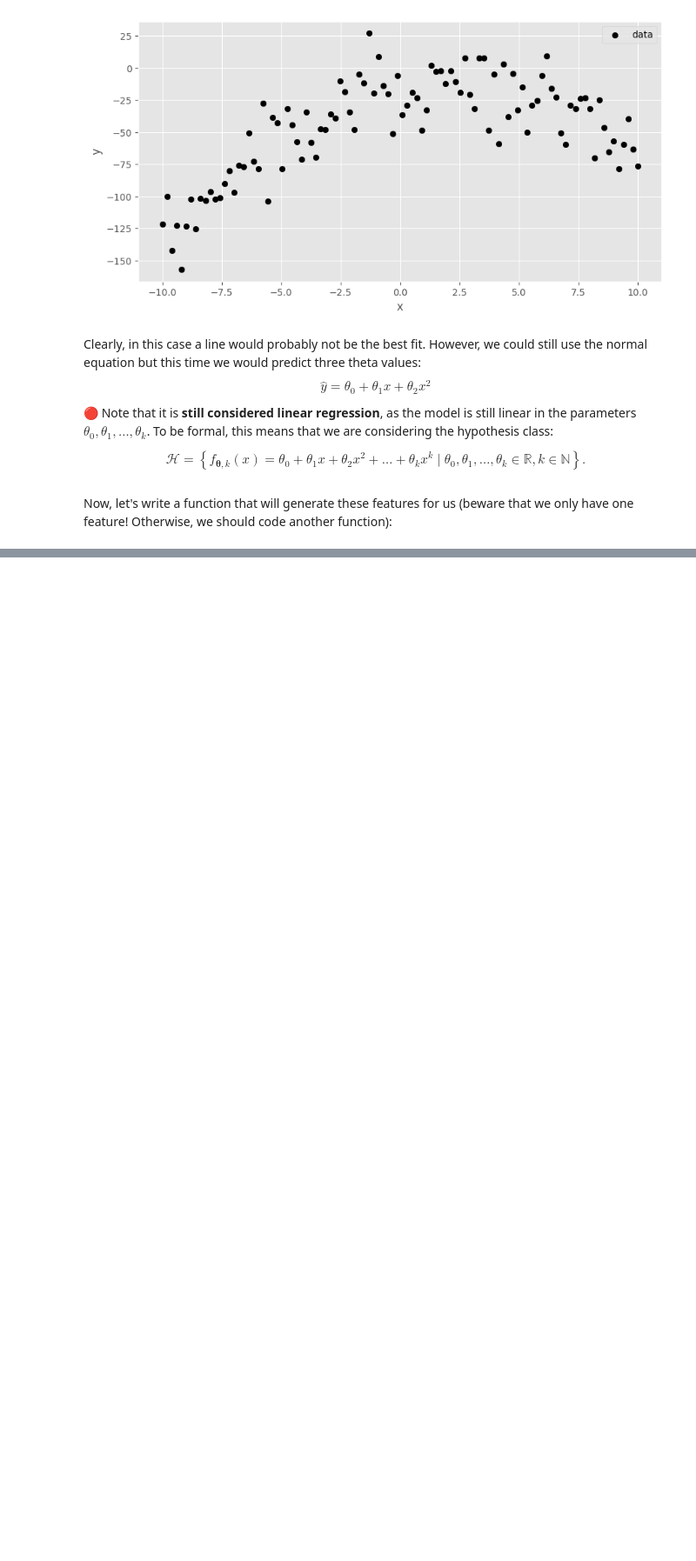
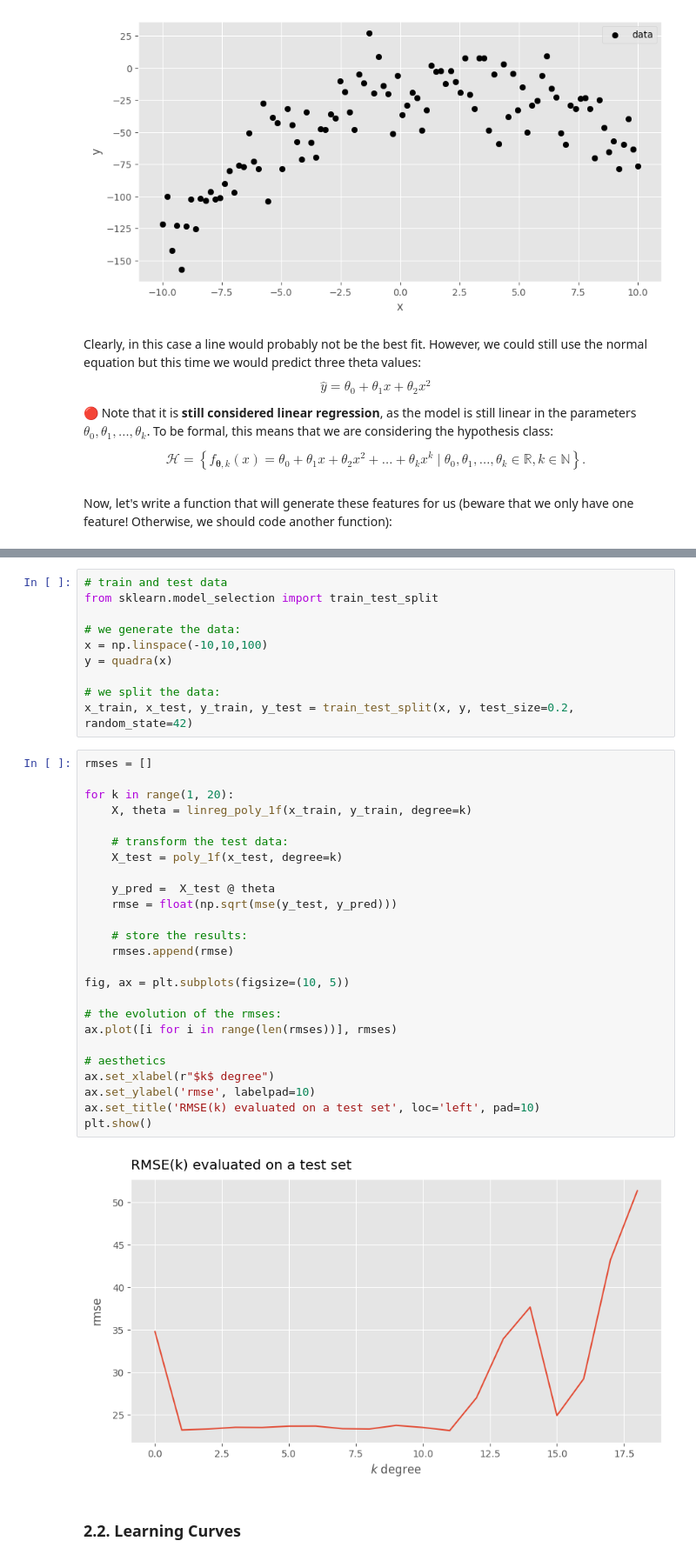
Before and after one commit to YVYX04/ML_First_Steps, a Jupyter notebook: 04_Training_Models.ipynb, the cells around one changed output, grey strips where cells are left out. Shown at 87% size. Drawn from its saved outputs; the diff is of its cells as text; blank space fills up the shorter version.

```diff
--- a/04_Training_Models.ipynb
+++ b/04_Training_Models.ipynb
@@ -941,0 +1105,39 @@ def poly_features(x, degree):
+# %%
+# train and test data
+from sklearn.model_selection import train_test_split
+
+# we generate the data:
+x = np.linspace(-10,10,100)
+y = quadra(x)
+
+# we split the data:
+x_train, x_test, y_train, y_test = train_test_split(x, y, test_size=0.2, random_state=42)
+# %%
+rmses = []
+
+for k in range(1, 20):
+    X, theta = linreg_poly_1f(x_train, y_train, degree=k)
+
+    # transform the test data:
+    X_test = poly_1f(x_test, degree=k)
+
+    y_pred =  X_test @ theta
+    rmse = float(np.sqrt(mse(y_test, y_pred)))
+
+    # store the results:
+    rmses.append(rmse)
+
+fig, ax = plt.subplots(figsize=(10, 5))
+
+# the evolution of the rmses:
+ax.plot([i for i in range(len(rmses))], rmses)
+
+# aesthetics
+ax.set_xlabel(r"$k$ degree")
+ax.set_ylabel('rmse', labelpad=10)
+ax.set_title('RMSE(k) evaluated on a test set', loc='left', pad=10)
+plt.show()
+# %% [output]
+[figure, added]
+# %% [markdown]
+### **2.2. Learning Curves**
```
Also changed, not shown: parts of 32 cells of this notebook.
